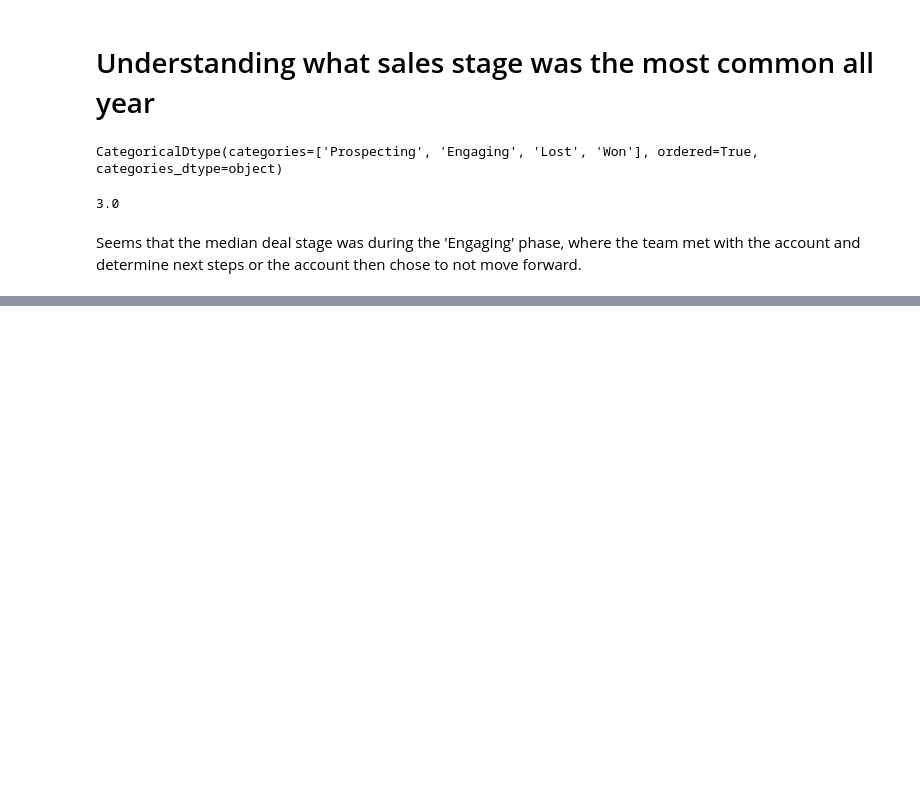
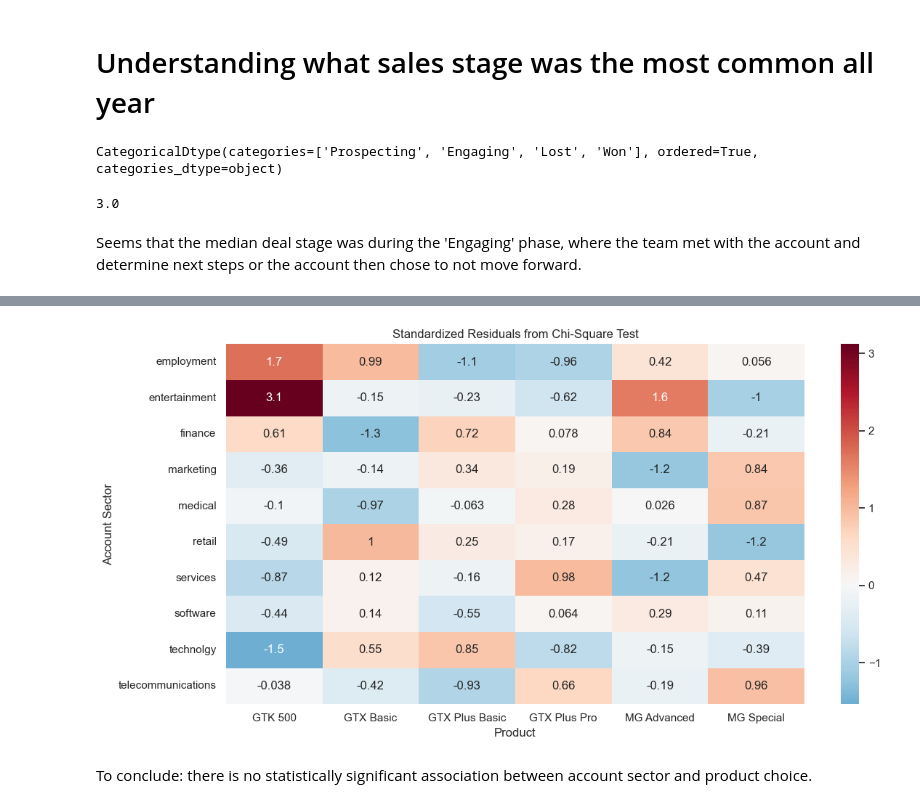
Before and after one commit to YI75/CRM_Analytics, a Jupyter notebook: crm_analytics.ipynb, the cells around one changed output, grey strips where cells are left out. Drawn from its saved outputs; the diff is of its cells as text; code cells hidden in the pictures; blank space fills up the shorter version.

Commit message:
chi square test complete

```diff
--- a/crm_analytics.ipynb
+++ b/crm_analytics.ipynb
@@ -763,0 +783,15 @@ Seems that the median deal stage was during the 'Engaging' phase, where the team
+# %%
+#Visualizing the residuals from the test
+residuals = (contingecy_table - contingency_expected) / np.sqrt(contingency_expected)
+
+plt.figure(figsize=(12, 6))
+sns.heatmap(residuals, annot=True, cmap="RdBu_r", center=0)
+plt.title("Standardized Residuals from Chi-Square Test")
+plt.ylabel("Account Sector")
+plt.xlabel("Product")
+plt.tight_layout()
+plt.show()
+# %% [output]
+[figure, added]
+# %% [markdown]
+To conclude: there is no statistically significant association between account sector and product choice.
```
Also changed, not shown: parts of 5 cells of this notebook.
